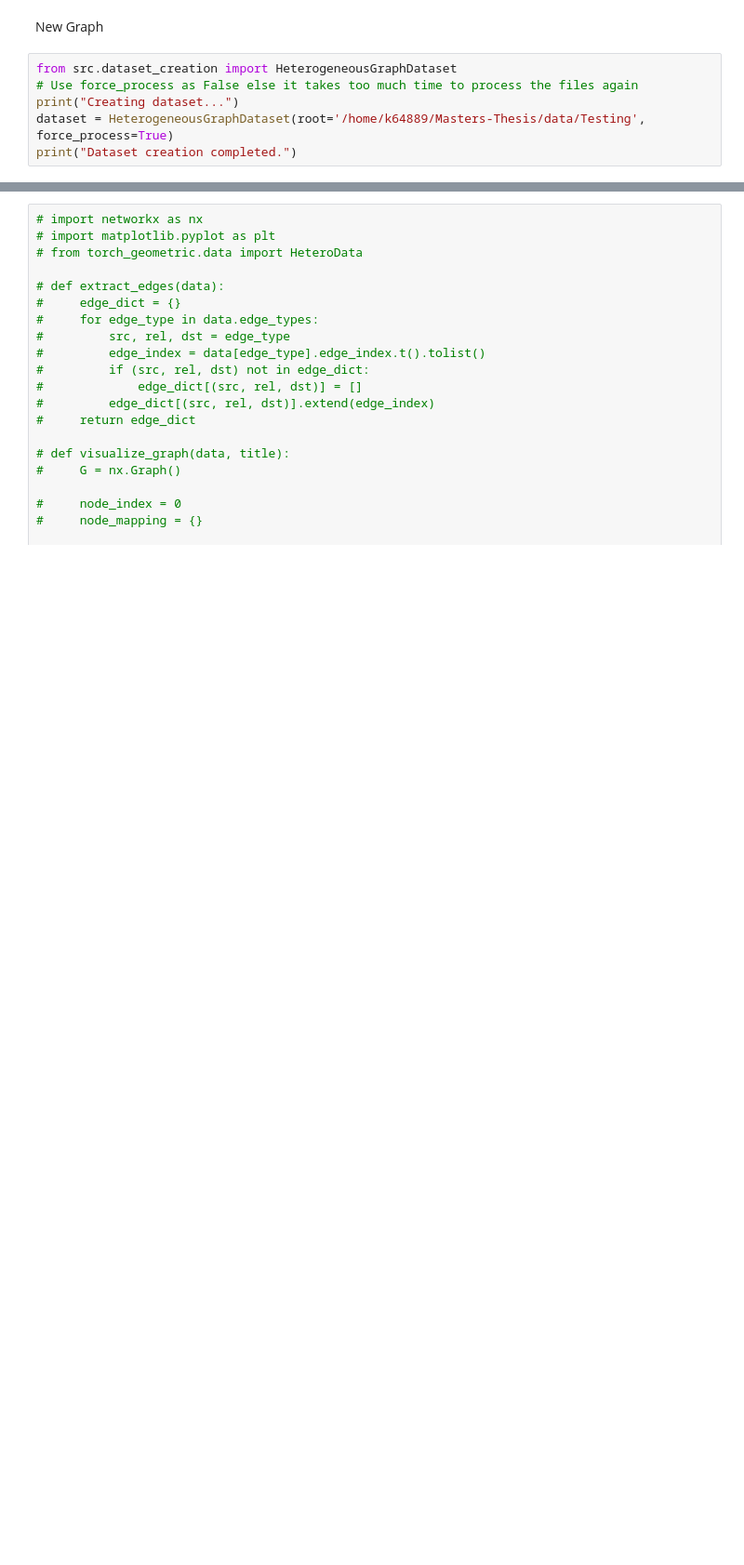
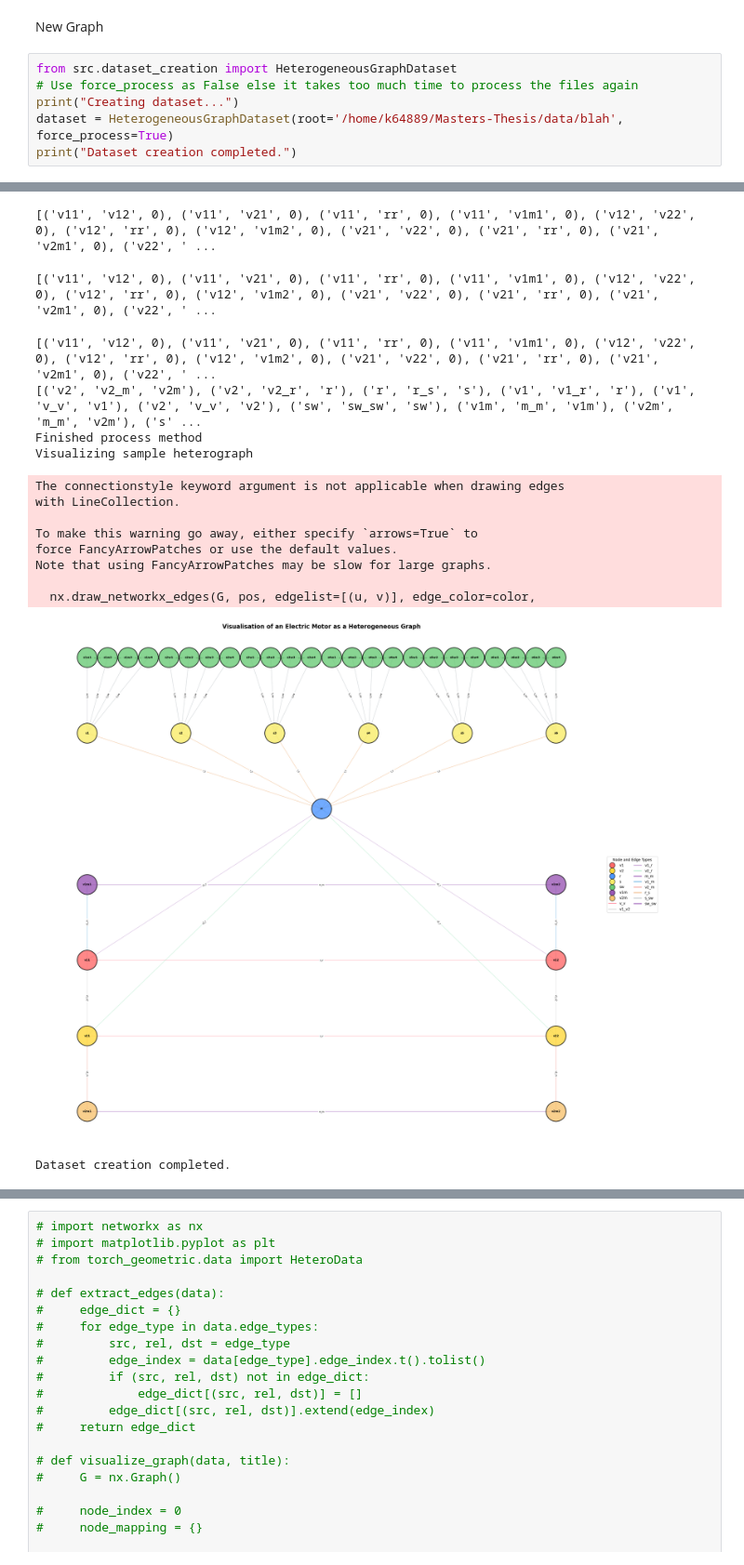
Before and after one commit to Lilly-25/Masters-Thesis, a Jupyter notebook: main.ipynb, the cells around one changed output, grey strips where cells are left out. Shown at 93% size. Saved outputs shown, nothing was run; the diff lists cells and outputs as text; blank space fills up the shorter version.

```diff
--- a/main.ipynb
+++ b/main.ipynb
@@ -91,7 +91,7 @@ New Graph
 from src.dataset_creation import HeterogeneousGraphDataset
 # Use force_process as False else it takes too much time to process the files again
 print("Creating dataset...")
-dataset = HeterogeneousGraphDataset(root='/home/k64889/Masters-Thesis/data/Testing', force_process=True)
+dataset = HeterogeneousGraphDataset(root='/home/k64889/Masters-Thesis/data/blah', force_process=True)
 print("Dataset creation completed.")
 # %% [output]
 Creating dataset...
@@ -115,0 +104,16 @@ MultiDiGraph with 39 nodes and 62 edges
+[('v11', 'v12', 0), ('v11', 'v21', 0), ('v11', 'rr', 0), ('v11', 'v1m1', 0), ('v12', 'v22', 0), ('v12', 'rr', 0), ('v12', 'v1m2', 0), ('v21', 'v22', 0), ('v21', 'rr', 0), ('v21', 'v2m1', 0), ('v22', ' ...
+[('v11', 'v12', 0), ('v11', 'v21', 0), ('v11', 'rr', 0), ('v11', 'v1m1', 0), ('v12', 'v22', 0), ('v12', 'rr', 0), ('v12', 'v1m2', 0), ('v21', 'v22', 0), ('v21', 'rr', 0), ('v21', 'v2m1', 0), ('v22', ' ...
+[('v11', 'v12', 0), ('v11', 'v21', 0), ('v11', 'rr', 0), ('v11', 'v1m1', 0), ('v12', 'v22', 0), ('v12', 'rr', 0), ('v12', 'v1m2', 0), ('v21', 'v22', 0), ('v21', 'rr', 0), ('v21', 'v2m1', 0), ('v22', ' ...
+[('v2', 'v2_m', 'v2m'), ('v2', 'v2_r', 'r'), ('r', 'r_s', 's'), ('v1', 'v1_r', 'r'), ('v1', 'v_v', 'v1'), ('v2', 'v_v', 'v2'), ('sw', 'sw_sw', 'sw'), ('v1m', 'm_m', 'v1m'), ('v2m', 'm_m', 'v2m'), ('s' ...
+Finished process method
+Visualizing sample heterograph
+The connectionstyle keyword argument is not applicable when drawing edges
+with LineCollection.
+
+To make this warning go away, either specify `arrows=True` to
+force FancyArrowPatches or use the default values.
+Note that using FancyArrowPatches may be slow for large graphs.
+
+  nx.draw_networkx_edges(G, pos, edgelist=[(u, v)], edge_color=color,
+[figure, added]
+Dataset creation completed.
```
Also changed, not shown: parts of 42 cells of this notebook.
